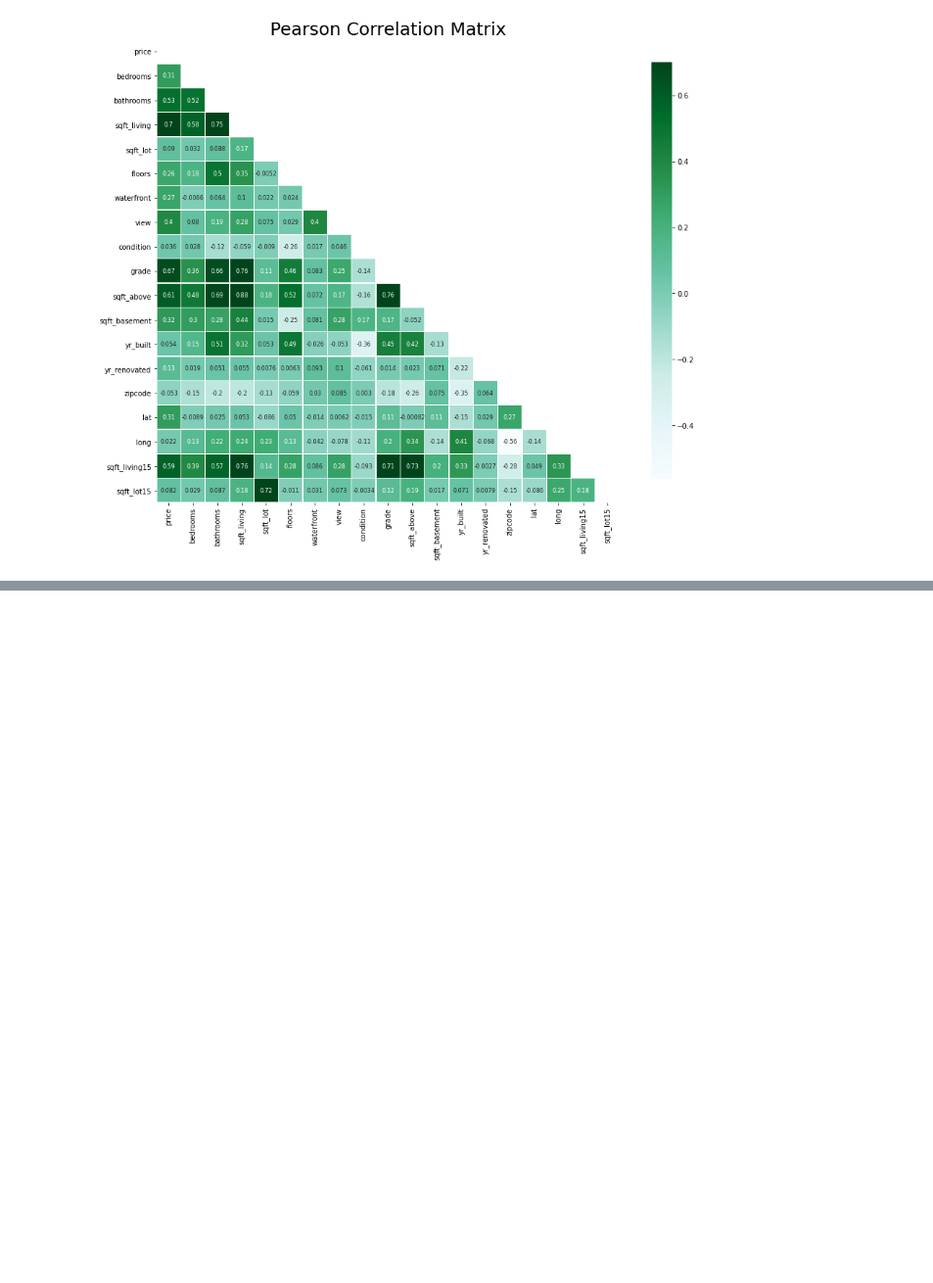
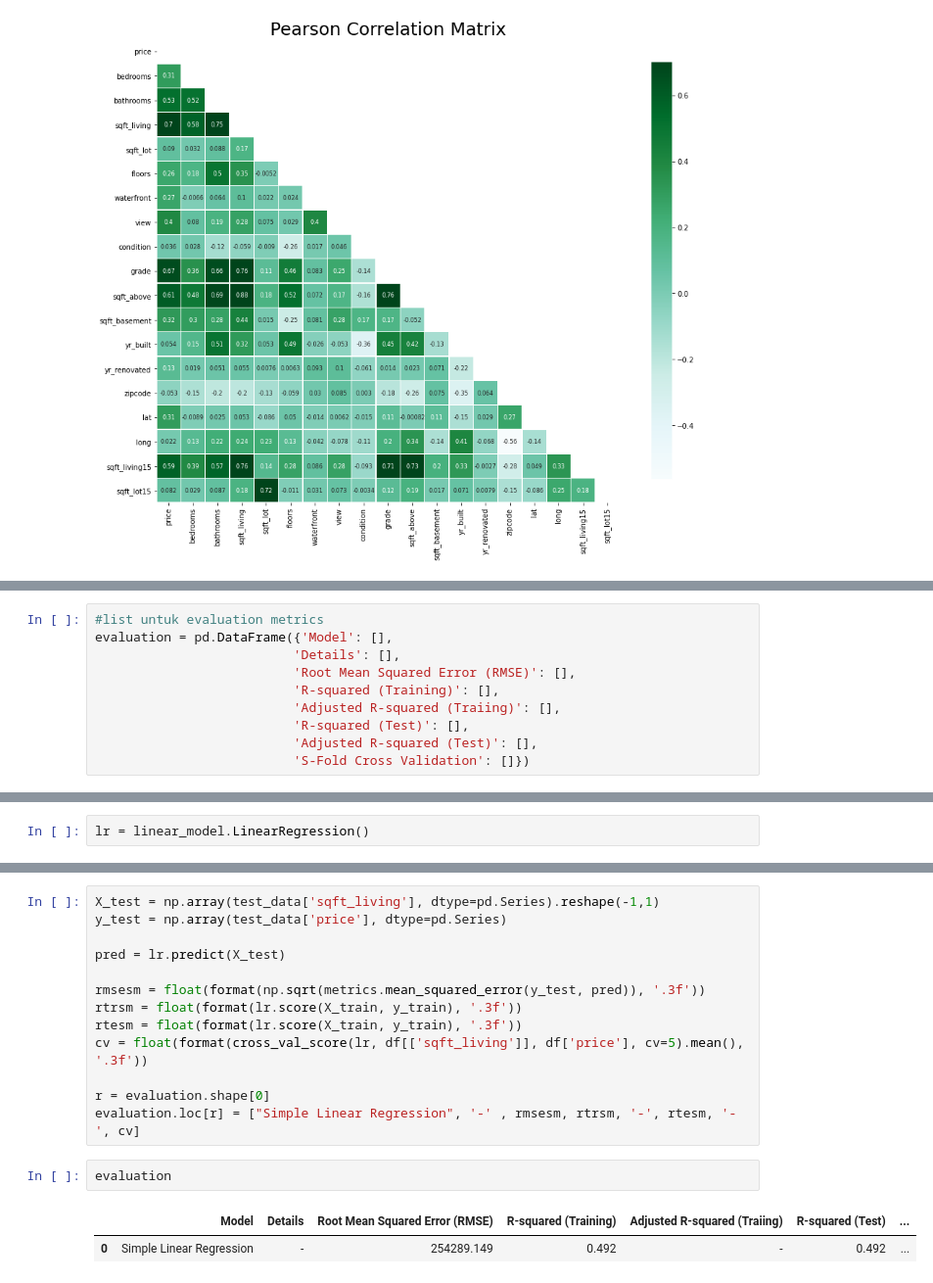
Before and after one commit to Abudavi700/EDA-Covid-using-Pyhon, a Jupyter notebook: Untitled.ipynb, the cells around one changed output, grey strips where cells are left out. Shown at 98% size. Saved outputs shown, nothing was run; the diff lists cells and outputs as text; blank space fills up the shorter version.

```diff
--- a/Untitled.ipynb
+++ b/Untitled.ipynb
@@ -93,0 +160,10 @@ Name: age, dtype: int32
+# %%
+#list untuk evaluation metrics
+evaluation = pd.DataFrame({'Model': [],
+                          'Details': [],
+                          'Root Mean Squared Error (RMSE)': [],
+                          'R-squared (Training)': [],
+                          'Adjusted R-squared (Traiing)': [],
+                          'R-squared (Test)': [],
+                          'Adjusted R-squared (Test)': [],
+                          'S-Fold Cross Validation': []})
@@ -93,0 +172,2 @@ Name: age, dtype: int32
+# %%
+lr = linear_model.LinearRegression()
@@ -93,0 +183,18 @@ Name: age, dtype: int32
+# %%
+X_test = np.array(test_data['sqft_living'], dtype=pd.Series).reshape(-1,1)
+y_test = np.array(test_data['price'], dtype=pd.Series)
+
+pred = lr.predict(X_test)
+
+rmsesm = float(format(np.sqrt(metrics.mean_squared_error(y_test, pred)), '.3f'))
+rtrsm = float(format(lr.score(X_train, y_train), '.3f'))
+rtesm = float(format(lr.score(X_train, y_train), '.3f'))
+cv = float(format(cross_val_score(lr, df[['sqft_living']], df['price'], cv=5).mean(), '.3f'))
+
+r = evaluation.shape[0]
+evaluation.loc[r] = ["Simple Linear Regression", '-' , rmsesm, rtrsm, '-', rtesm, '-', cv]
+# %%
+evaluation
+# %% [output]
+|  | Model | Details | Root Mean Squared Error (RMSE) | R-squared (Training) | Adjusted R-squared (Traiing) | R-squared (Test) | ... |
+| 0 | Simple Linear Regression | - | 254289.149 | 0.492 | - | 0.492 | ... |
```
Also changed, not shown: parts of 25 cells of this notebook.
